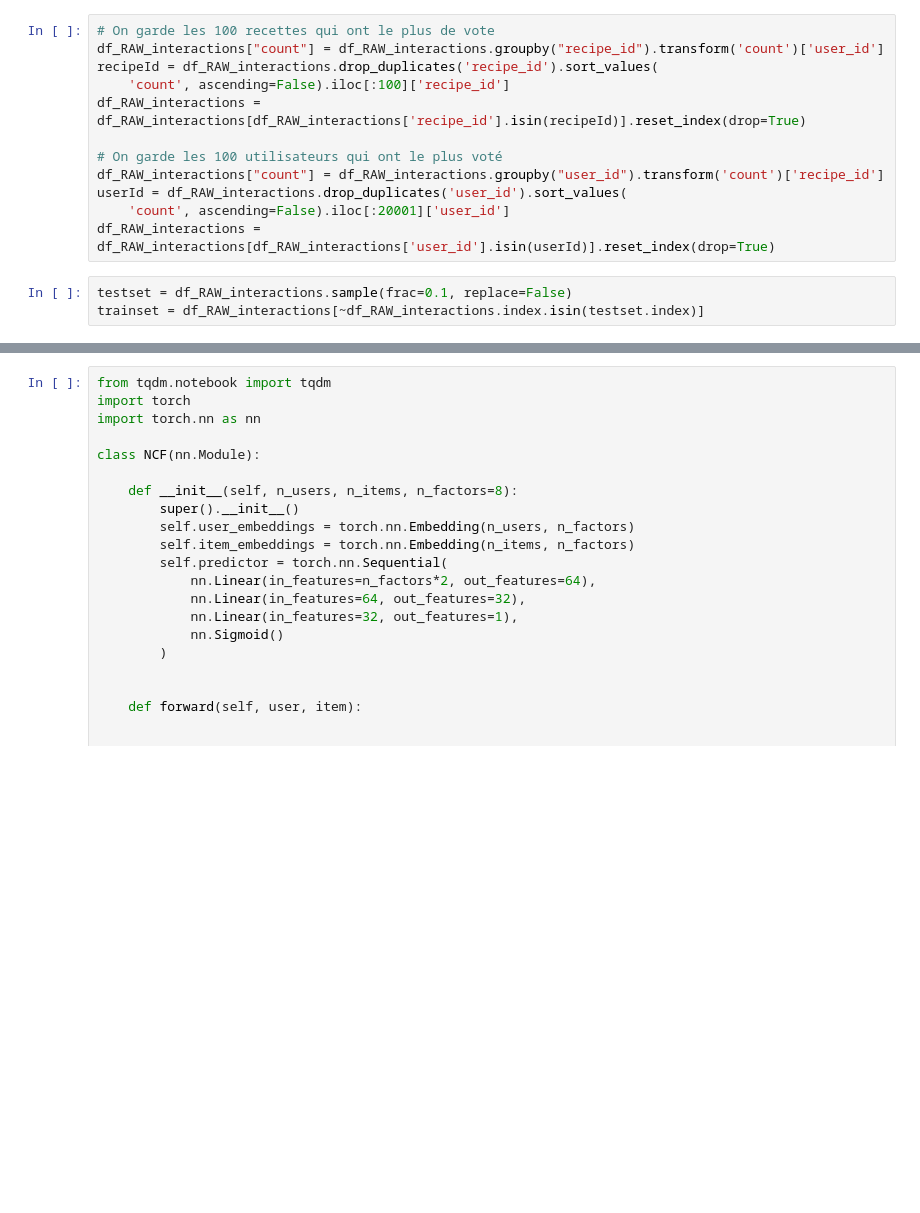
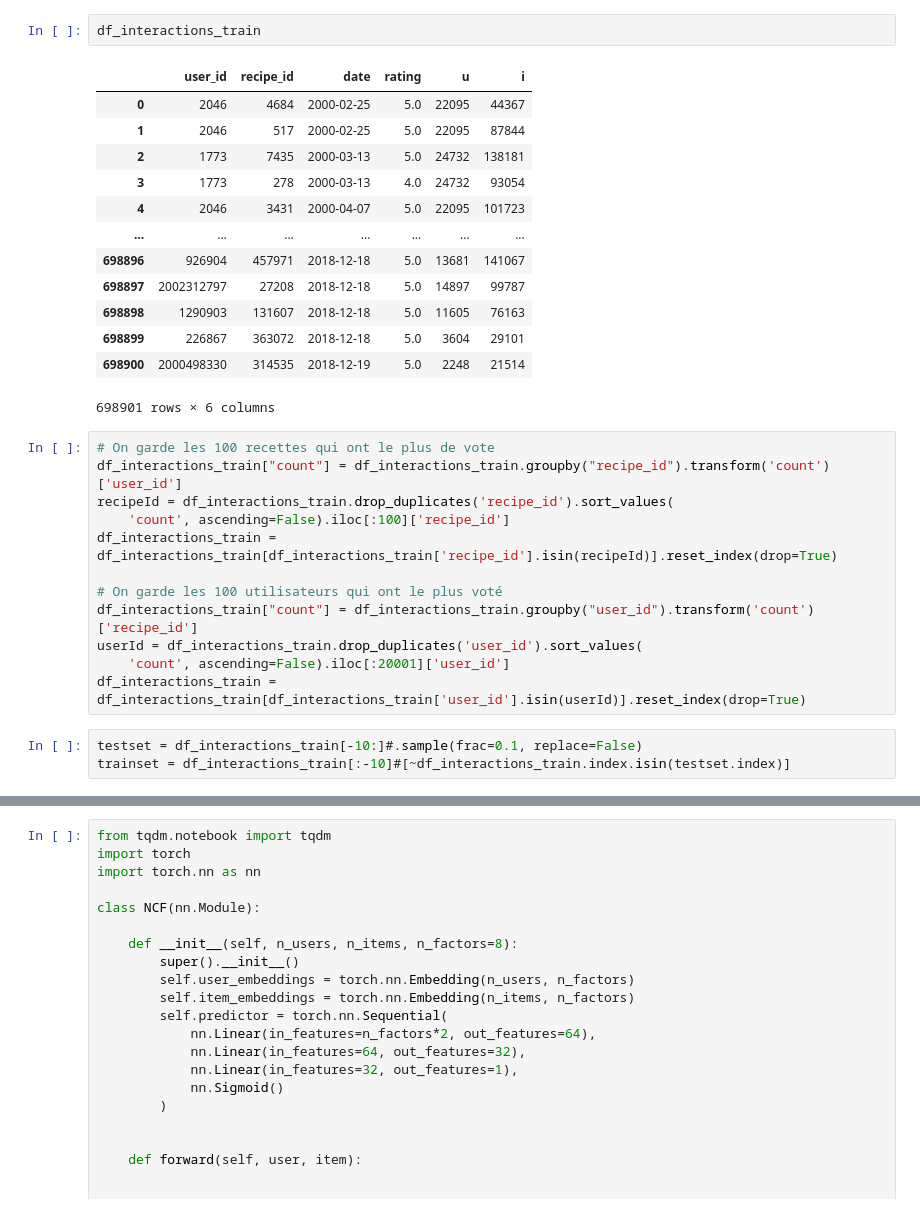
Before and after one commit to DavidBert/projet_MODIA, a Jupyter notebook: ncf.ipynb, the cells around one changed output, grey strips where cells are left out. Cells and saved outputs as stored; diff of their text form; blank space fills up the shorter version.

```diff
--- a/ncf.ipynb
+++ b/ncf.ipynb
@@ -58,15 +30,31 @@ df_RAW_interactions
+# %%
+df_interactions_train
+# %% [output]
+|  | user_id | recipe_id | date | rating | u | i |
+| 0 | 2046 | 4684 | 2000-02-25 | 5.0 | 22095 | 44367 |
+| 1 | 2046 | 517 | 2000-02-25 | 5.0 | 22095 | 87844 |
+| 2 | 1773 | 7435 | 2000-03-13 | 5.0 | 24732 | 138181 |
+| 3 | 1773 | 278 | 2000-03-13 | 4.0 | 24732 | 93054 |
+| 4 | 2046 | 3431 | 2000-04-07 | 5.0 | 22095 | 101723 |
+| ... | ... | ... | ... | ... | ... | ... |
+| 698896 | 926904 | 457971 | 2018-12-18 | 5.0 | 13681 | 141067 |
+| 698897 | 2002312797 | 27208 | 2018-12-18 | 5.0 | 14897 | 99787 |
+| 698898 | 1290903 | 131607 | 2018-12-18 | 5.0 | 11605 | 76163 |
+| 698899 | 226867 | 363072 | 2018-12-18 | 5.0 | 3604 | 29101 |
+| 698900 | 2000498330 | 314535 | 2018-12-19 | 5.0 | 2248 | 21514 |
+698901 rows × 6 columns
 # %%
 # On garde les 100 recettes qui ont le plus de vote
-df_RAW_interactions["count"] = df_RAW_interactions.groupby("recipe_id").transform('count')['user_id']
-recipeId = df_RAW_interactions.drop_duplicates('recipe_id').sort_values(
+df_interactions_train["count"] = df_interactions_train.groupby("recipe_id").transform('count')['user_id']
+recipeId = df_interactions_train.drop_duplicates('recipe_id').sort_values(
     'count', ascending=False).iloc[:100]['recipe_id']
-df_RAW_interactions = df_RAW_interactions[df_RAW_interactions['recipe_id'].isin(recipeId)].reset_index(drop=True)
+df_interactions_train = df_interactions_train[df_interactions_train['recipe_id'].isin(recipeId)].reset_index(drop=True)
 
 # On garde les 100 utilisateurs qui ont le plus voté
-df_RAW_interactions["count"] = df_RAW_interactions.groupby("user_id").transform('count')['recipe_id']
-userId = df_RAW_interactions.drop_duplicates('user_id').sort_values(
+df_interactions_train["count"] = df_interactions_train.groupby("user_id").transform('count')['recipe_id']
+userId = df_interactions_train.drop_duplicates('user_id').sort_values(
     'count', ascending=False).iloc[:20001]['user_id']
-df_RAW_interactions = df_RAW_interactions[df_RAW_interactions['user_id'].isin(userId)].reset_index(drop=True)
+df_interactions_train = df_interactions_train[df_interactions_train['user_id'].isin(userId)].reset_index(drop=True)
 # %%
-testset = df_RAW_interactions.sample(frac=0.1, replace=False)
-trainset = df_RAW_interactions[~df_RAW_interactions.index.isin(testset.index)]
+testset = df_interactions_train[-10:]#.sample(frac=0.1, replace=False)
+trainset = df_interactions_train[:-10]#[~df_interactions_train.index.isin(testset.index)]
```
Also changed, not shown: parts of 15 cells of this notebook, 4 other files.
